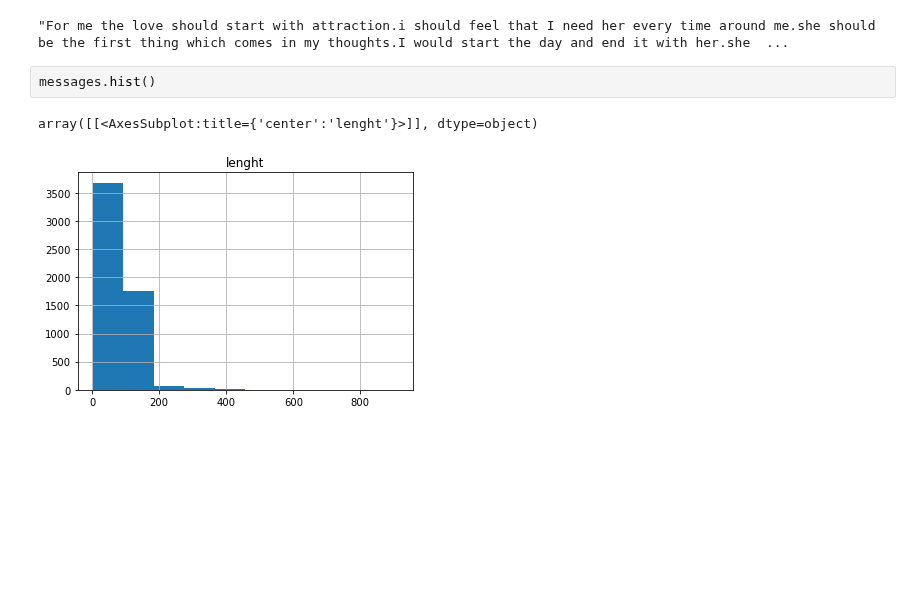
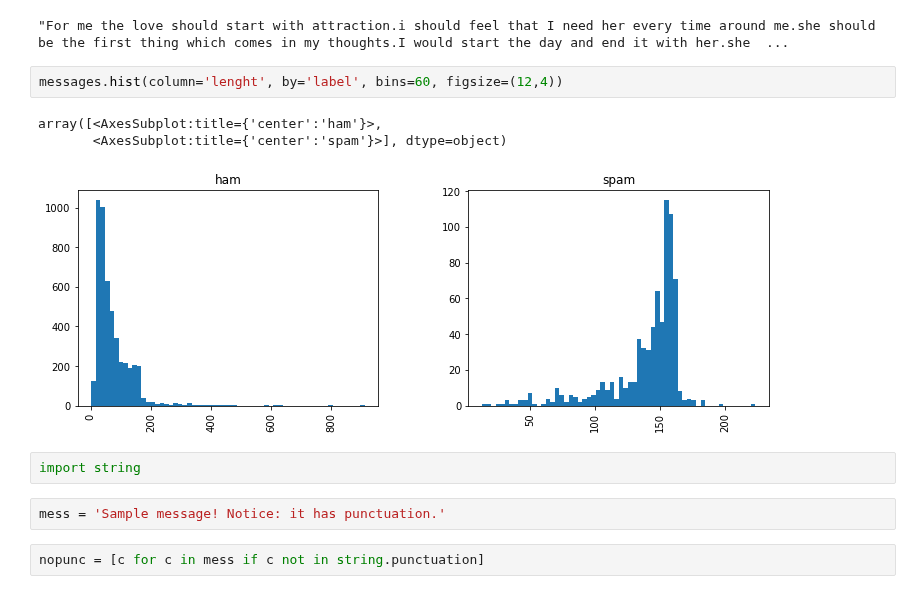
Before and after one commit to xkrystiandutka/DataScience, a Jupyter notebook: MachineLearning/NaturalLanguageProcessing/NaturalLanguageProcessing.ipynb, the cells around one changed output. Drawn from its saved outputs; the diff is of its cells as text; blank space fills up the shorter version.

```diff
--- a/MachineLearning/NaturalLanguageProcessing/NaturalLanguageProcessing.ipynb
+++ b/MachineLearning/NaturalLanguageProcessing/NaturalLanguageProcessing.ipynb
@@ -106,7 +106,14 @@ messages[messages['lenght'] == 910]['message'].iloc[0]
 # %% [output]
 "For me the love should start with attraction.i should feel that I need her every time around me.she should be the first thing which comes in my thoughts.I would start the day and end it with her.she  ...
 # %%
-messages.hist()
+messages.hist(column='lenght', by='label', bins=60, figsize=(12,4))
 # %% [output]
-array([[<AxesSubplot:title={'center':'lenght'}>]], dtype=object)
+array([<AxesSubplot:title={'center':'ham'}>,
+       <AxesSubplot:title={'center':'spam'}>], dtype=object)
-[figure, old version]
+[figure, new version]
+# %%
+import string
+# %%
+mess = 'Sample message! Notice: it has punctuation.'
+# %%
+nopunc = [c for c in mess if c not in string.punctuation]
```
Also changed, not shown: parts of 25 cells of this notebook.
